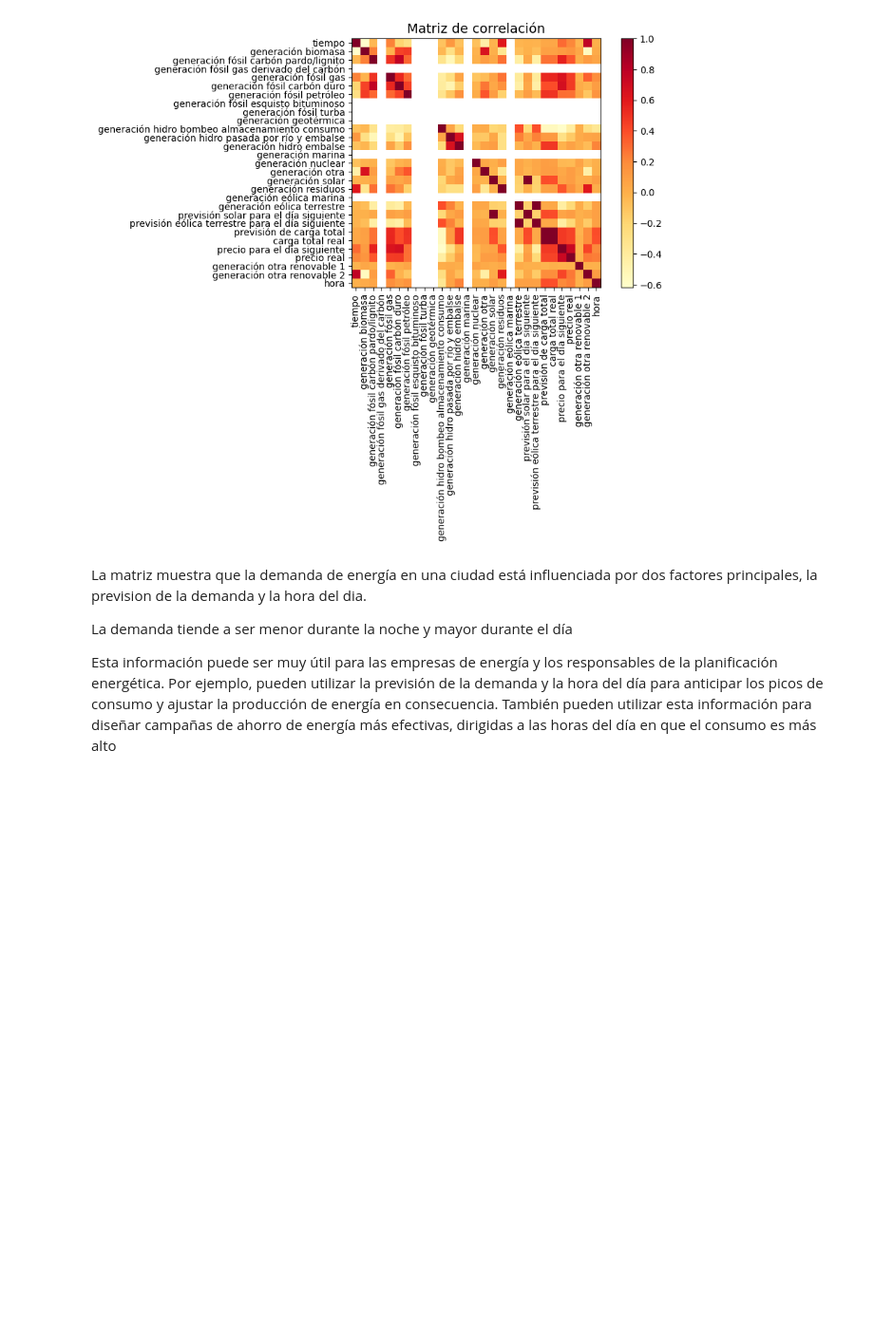
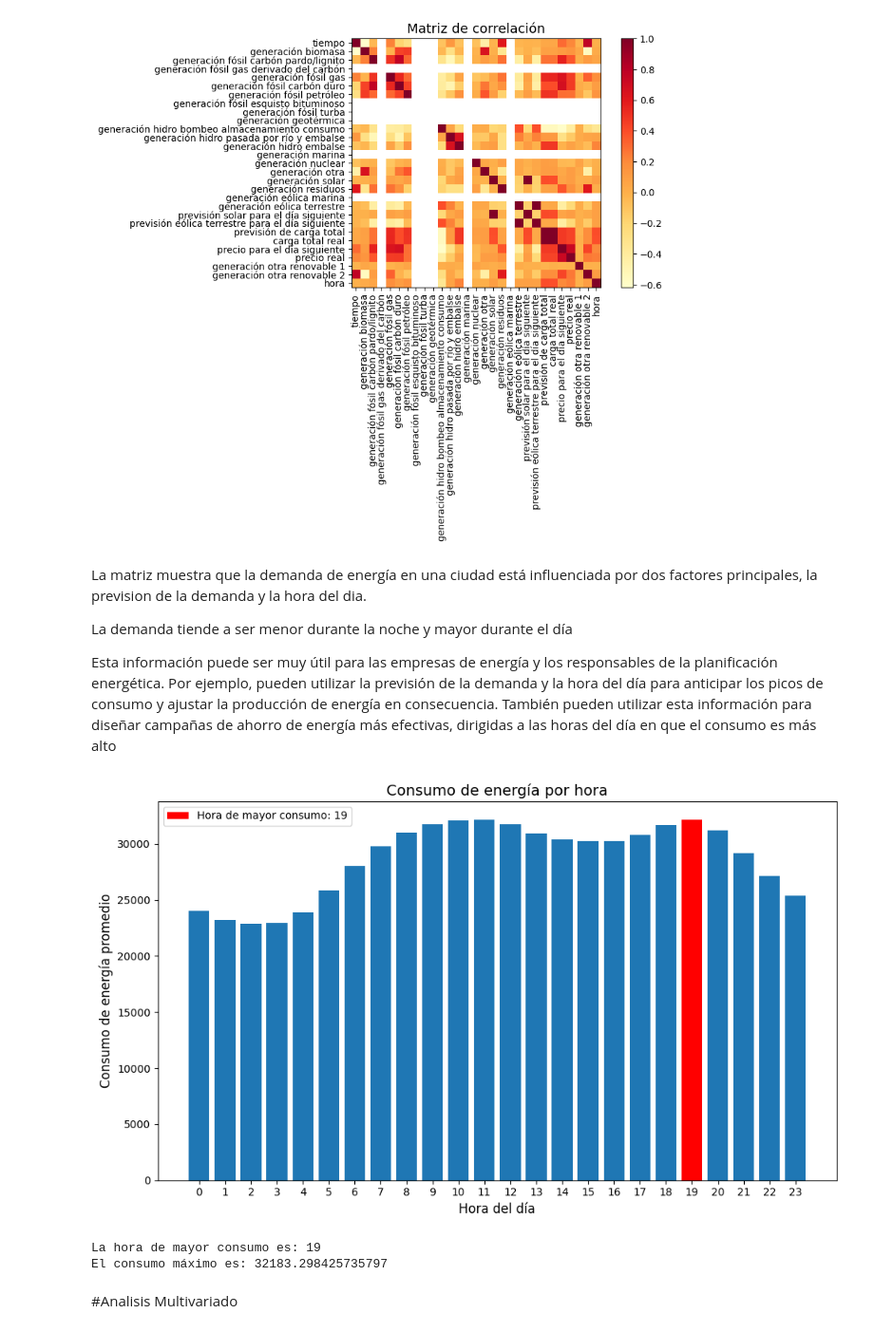
Before and after one commit to Rociosamudio/Machine-Learning-Data-Science-II, a Jupyter notebook: actividad_práctica_APIS_"LizRocio_SamudioRuiz”.ipynb, the cells around one changed output. Shown at 95% size. Drawn from its saved outputs; the diff is of its cells as text; code cells hidden in the pictures; blank space fills up the shorter version.

```diff
--- a/actividad_práctica_APIS_"LizRocio_SamudioRuiz”.ipynb
+++ b/actividad_práctica_APIS_"LizRocio_SamudioRuiz”.ipynb
@@ -881,3 +883,39 @@ La matriz muestra que la demanda de energía en una ciudad está influenciada po
 La demanda tiende a ser menor durante la noche y mayor durante el día
 
 Esta información puede ser muy útil para las empresas de energía y los responsables de la planificación energética. Por ejemplo, pueden utilizar la previsión de la demanda y la hora del día para anticipar los picos de consumo y ajustar la producción de energía en consecuencia. También pueden utilizar esta información para diseñar campañas de ahorro de energía más efectivas, dirigidas a las horas del día en que el consumo es más alto
+# %%
+
+# Agrupa los datos por hora y calcula la media del consumo
+consumo_por_hora = df.groupby('hora')['carga total real'].mean()
+
+# 4. Encuentra la hora de mayor consumo
+hora_maximo_consumo = consumo_por_hora.idxmax()
+consumo_maximo = consumo_por_hora.max()
+
+# 5. Crea el gráfico de barras
+plt.figure(figsize=(10, 6))
+plt.bar(consumo_por_hora.index, consumo_por_hora.values)
+
+# 6. Resalta la barra de mayor consumo
+plt.bar(hora_maximo_consumo, consumo_maximo, color='red', label=f'Hora de mayor consumo: {hora_maximo_consumo}')
+
+# 7. Añade etiquetas, título y leyenda
+plt.xlabel('Hora del día', fontsize=12)
+plt.ylabel('Consumo de energía promedio', fontsize=12)
+plt.title('Consumo de energía por hora', fontsize=14)
+plt.xticks(range(24))
+plt.legend()
+
+# 8. Muestra el gráfico
+plt.tight_layout()
+plt.show()
+
+# 9. Imprime la hora de mayor consumo y el consumo máximo
+print(f'La hora de mayor consumo es: {hora_maximo_consumo}')
+print(f'El consumo máximo es: {consumo_maximo}')
+# %% [output]
+[figure, added]
+La hora de mayor consumo es: 19
+El consumo máximo es: 32183.298425735797
+# %% [markdown]
+#Analisis Multivariado
```
Also changed, not shown: parts of 11 cells of this notebook.
